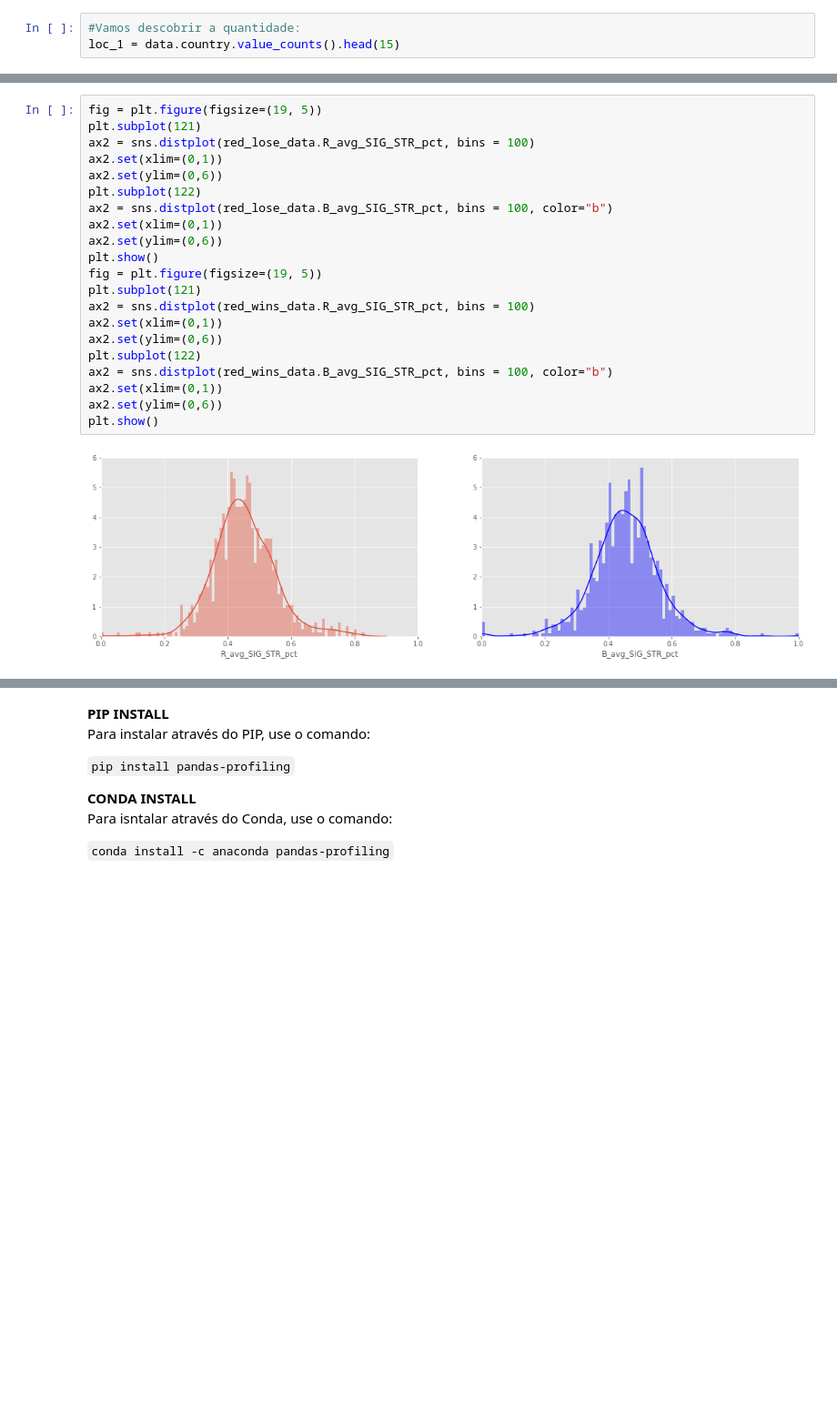
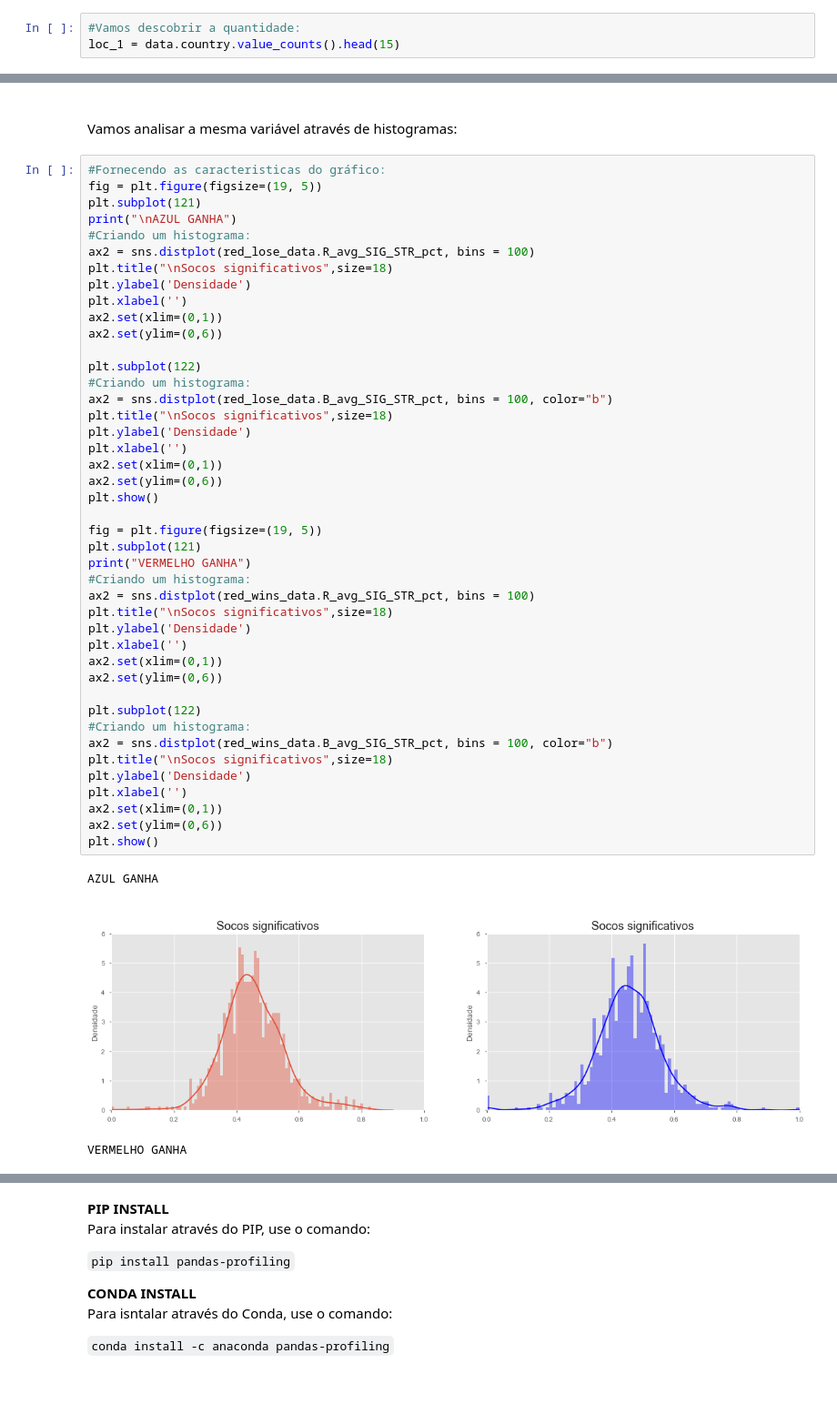
Before and after one commit to jzsiggy/UFC-predictions, a Jupyter notebook: Projeto_3.ipynb, the cells around one changed output, grey strips where cells are left out. Shown: that part at 91% size. Saved outputs shown, nothing was run; the diff lists cells and outputs as text; blank space fills up the shorter version.

```diff
--- a/Projeto_3.ipynb
+++ b/Projeto_3.ipynb
@@ -265,23 +270,51 @@ red_lose_data.B_avg_SIG_STR_pct.corr(red_lose_data.R_avg_SIG_STR_pct)
+# %% [markdown]
+<br>
+
+Vamos analisar a mesma variável através de histogramas:
 # %%
+#Fornecendo as caracteristicas do gráfico:
 fig = plt.figure(figsize=(19, 5))
 plt.subplot(121)
+print("\nAZUL GANHA")
+#Criando um histograma:
 ax2 = sns.distplot(red_lose_data.R_avg_SIG_STR_pct, bins = 100)
+plt.title("\nSocos significativos",size=18)
+plt.ylabel('Densidade')
+plt.xlabel('')
 ax2.set(xlim=(0,1))
 ax2.set(ylim=(0,6))
+
 plt.subplot(122)
+#Criando um histograma:
 ax2 = sns.distplot(red_lose_data.B_avg_SIG_STR_pct, bins = 100, color="b")
+plt.title("\nSocos significativos",size=18)
+plt.ylabel('Densidade')
+plt.xlabel('')
 ax2.set(xlim=(0,1))
 ax2.set(ylim=(0,6))
 plt.show()
+
 fig = plt.figure(figsize=(19, 5))
 plt.subplot(121)
+print("VERMELHO GANHA")
+#Criando um histograma:
 ax2 = sns.distplot(red_wins_data.R_avg_SIG_STR_pct, bins = 100)
+plt.title("\nSocos significativos",size=18)
+plt.ylabel('Densidade')
+plt.xlabel('')
 ax2.set(xlim=(0,1))
 ax2.set(ylim=(0,6))
+
 plt.subplot(122)
+#Criando um histograma:
 ax2 = sns.distplot(red_wins_data.B_avg_SIG_STR_pct, bins = 100, color="b")
+plt.title("\nSocos significativos",size=18)
+plt.ylabel('Densidade')
+plt.xlabel('')
 ax2.set(xlim=(0,1))
 ax2.set(ylim=(0,6))
 plt.show()
 # %% [output]
+AZUL GANHA
-[figure, old version]
+[figure, new version]
+VERMELHO GANHA
```
Also changed, not shown: parts of 47 cells of this notebook.
